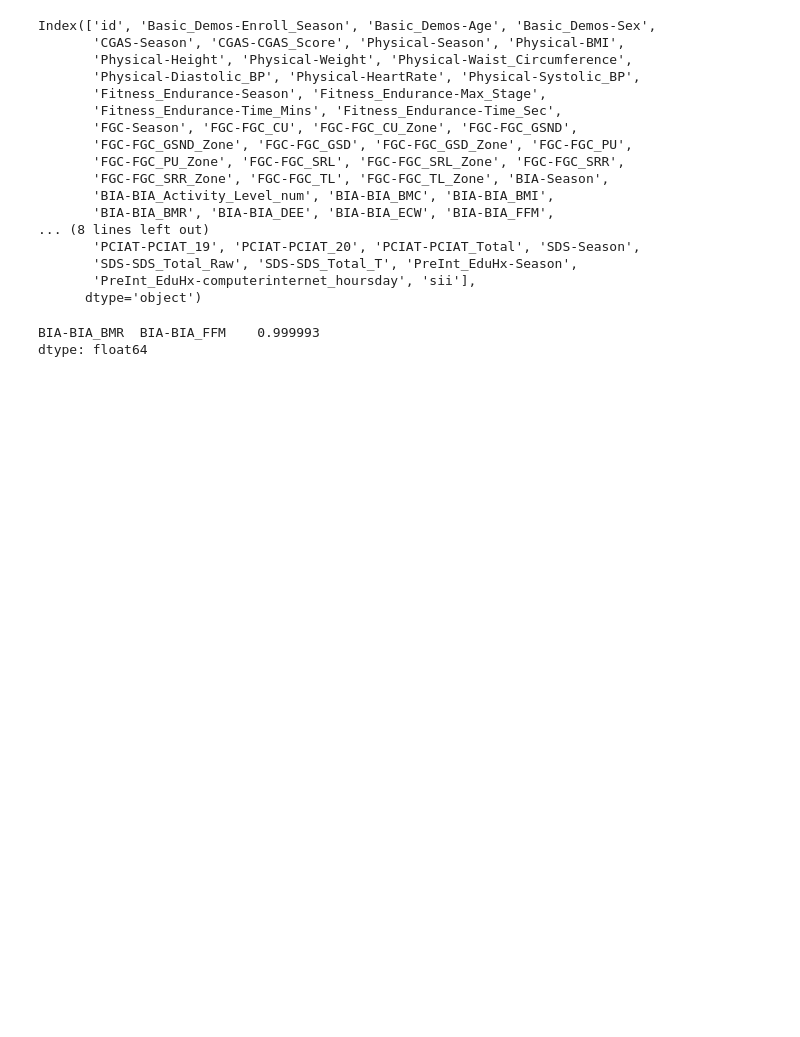
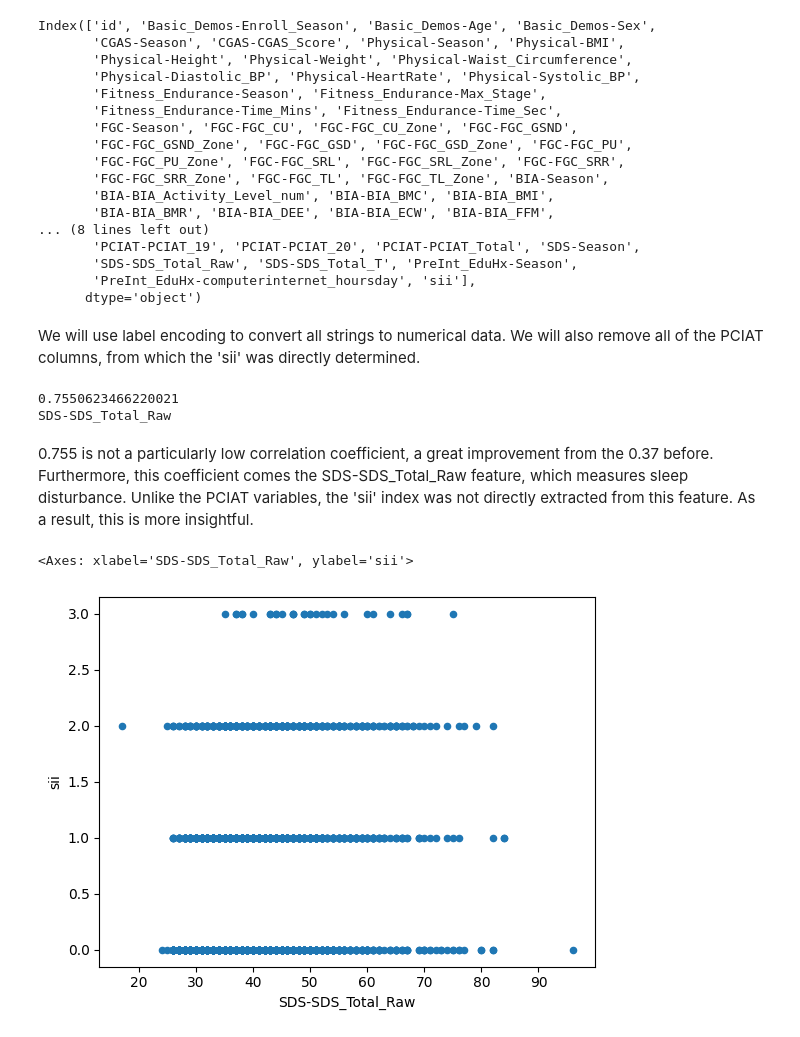
Before and after one commit to k3liang/Problematic-Internet-Use-Predictor, a Jupyter notebook: DataExploration.ipynb, the cells around one changed output. Drawn from its saved outputs; the diff is of its cells as text; code cells hidden in the pictures; blank space fills up the shorter version.

```diff
--- a/DataExploration.ipynb
+++ b/DataExploration.ipynb
@@ -263,6 +265,8 @@ Index(['id', 'Basic_Demos-Enroll_Season', 'Basic_Demos-Age', 'Basic_Demos-Sex',
        'SDS-SDS_Total_Raw', 'SDS-SDS_Total_T', 'PreInt_EduHx-Season',
        'PreInt_EduHx-computerinternet_hoursday', 'sii'],
       dtype='object')
+# %% [markdown]
+We will use label encoding to convert all strings to numerical data. We will also remove all of the PCIAT columns, from which the 'sii' was directly determined.
 # %%
 from sklearn.preprocessing import LabelEncoder
 import numpy as np
@@ -276,11 +280,21 @@ corr_matrix = df_label.corr()
 
 np.fill_diagonal(corr_matrix.values, 0)
 
+target_correlations = corr_matrix['sii']
+
 # Find the highest correlation (excluding self-correlation)
-max_corr = corr_matrix.abs().unstack().sort_values(ascending=False)
-max_corr = max_corr[max_corr < 1].head(1)
+max_corr = target_correlations.drop('sii').abs().max()
+feature_with_max_corr = target_correlations.drop('sii').idxmax()
 
 print(max_corr)
+print(feature_with_max_corr)
 # %% [output]
-BIA-BIA_BMR  BIA-BIA_FFM    0.999993
-dtype: float64
+0.7550623466220021
+SDS-SDS_Total_Raw
+# %% [markdown]
+0.755 is not a particularly low correlation coefficient, a great improvement from the 0.37 before. Furthermore, this coefficient comes the SDS-SDS_Total_Raw feature, which measures sleep disturbance. Unlike the PCIAT variables, the 'sii' index was not directly extracted from this feature. As a result, this is more insightful.
+# %%
+df_train.plot(kind='scatter',x='SDS-SDS_Total_Raw',y='sii')
+# %% [output]
+<Axes: xlabel='SDS-SDS_Total_Raw', ylabel='sii'>
+[figure, added]
```
Also changed, not shown: parts of 1 cell of this notebook.
